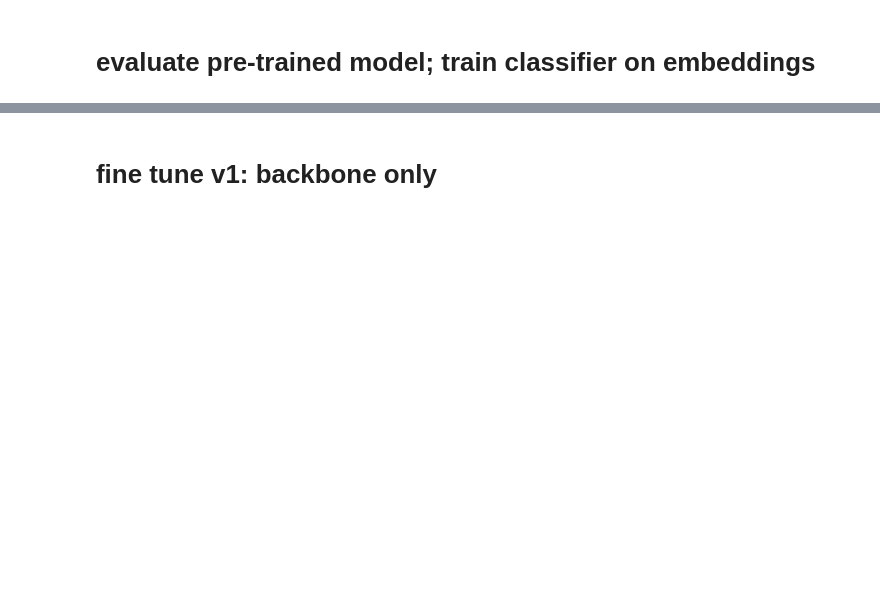
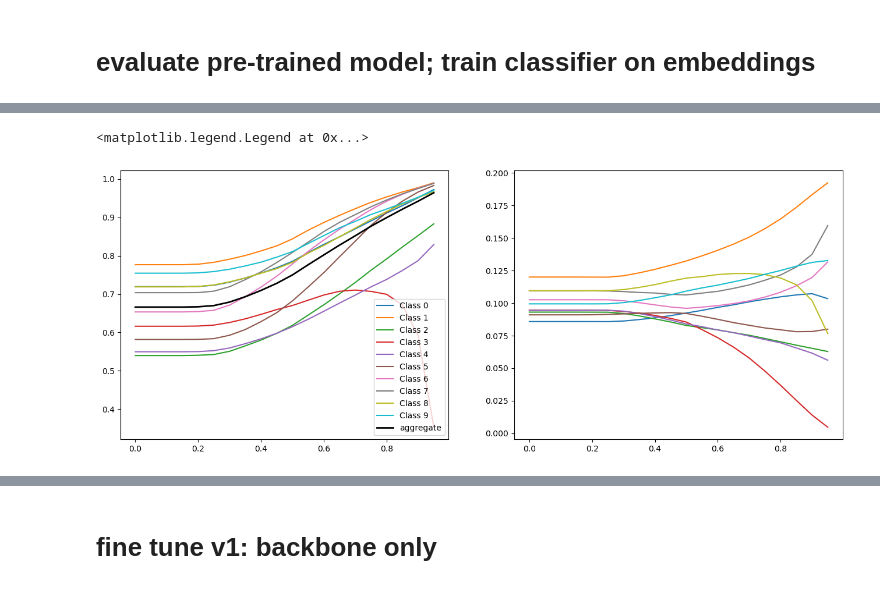
Before and after one commit to chreissel/phlab-neurips25, a Jupyter notebook: experiments/cifar10/cifar10.ipynb, the cells around one changed output, grey strips where cells are left out. Drawn from its saved outputs; the diff is of its cells as text; code cells hidden in the pictures; blank space fills up the shorter version.

```diff
--- a/experiments/cifar10/cifar10.ipynb
+++ b/experiments/cifar10/cifar10.ipynb
@@ -169,2 +159,29 @@ h,bins,_ = plt.hist(top_probs_cifar5m,bins=np.linspace(0,1,100),histtype='step',
 # %%
-plt.plot((bins[1:]+bins[:-1])/2,np.cumsum(h)/h.sum())
+thresholds = np.arange(0,1,0.05)
+fracs = {c:[] for c in range(10)}
+breakdowns = {c:[] for c in range(10)}
+totalFracs = []
+for t in thresholds:
+    cut = top_probs_cifar5m > t
+    f_correct = np.count_nonzero(cifar5m_pred_classes[cut] == cifar5m_labels[cut]) / np.count_nonzero(cut)
+    totalFracs.append(f_correct)
+    for c in range(10):
+        cut2 = cut & (cifar5m_labels == c)
+        N = np.count_nonzero(cut2)
+        fc = np.count_nonzero(cifar5m_pred_classes[cut2] == cifar5m_labels[cut2])/N
+        fracs[c].append(fc)
+        breakdowns[c].append(N/np.count_nonzero(cut))
+
+
+fig,axes = plt.subplots(1,2,figsize=(16,6))
+for c in range(10):
+    plt.sca(axes[0])
+    plt.plot(thresholds,fracs[c],label=f"Class {c}")
+    plt.sca(axes[1])
+    plt.plot(thresholds,breakdowns[c],label=f"Class {c}")
+plt.sca(axes[0])
+plt.plot(thresholds,totalFracs,lw=2,color='k',label="aggregate")
+plt.legend()
+# %% [output]
+<matplotlib.legend.Legend at 0x...>
+[figure, added]
```
Also changed, not shown: parts of 41 cells of this notebook, 16 other files.
